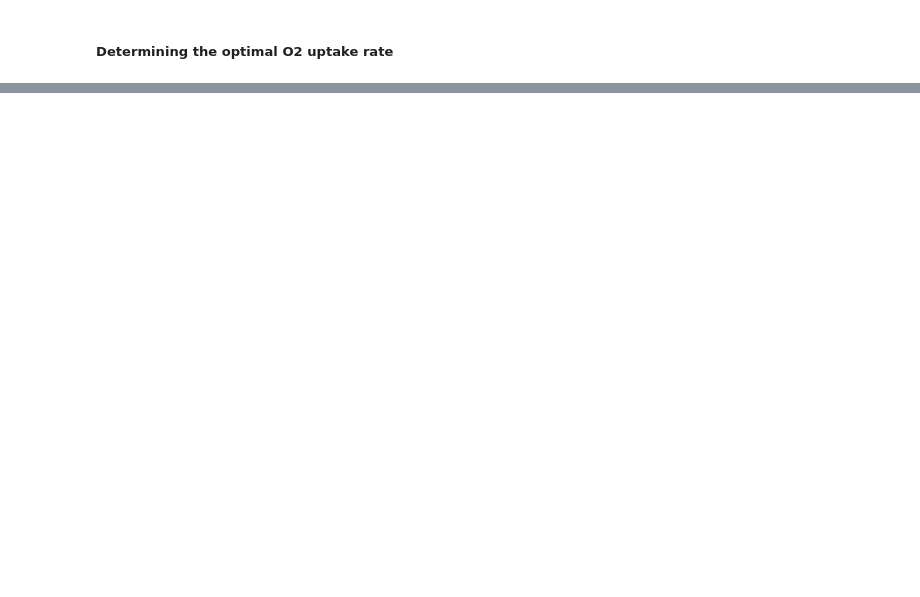
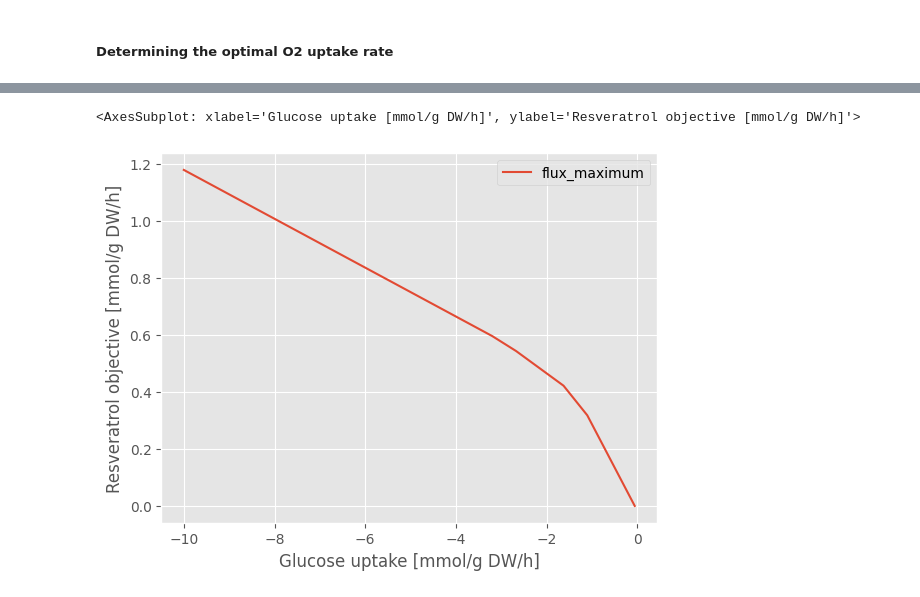
Before and after one commit to 27410/27410-group-assigment-group-4-resveratrol-in-s-cerevisiae, a Jupyter notebook: analysis/04.phenotype_phase_plane.ipynb, the cells around one changed output, grey strips where cells are left out. Saved outputs shown, nothing was run; the diff lists cells and outputs as text; code cells hidden in the pictures; blank space fills up the shorter version.

```diff
--- a/analysis/04.phenotype_phase_plane.ipynb
+++ b/analysis/04.phenotype_phase_plane.ipynb
@@ -65,0 +78,5 @@ ppp_o2.plot(x='EX_o2_e', y='flux_maximum')
+# %%
+ppp_resveratrol = production_envelope(model,
+                    reactions=[model.reactions.EX_glc__D_e],
+                    objective=model.reactions.VVVST1)
+ppp_resveratrol
@@ -65,0 +101,6 @@ ppp_o2.plot(x='EX_o2_e', y='flux_maximum')
+# %%
+ppp_resveratrol.plot(x='EX_glc__D_e', y='flux_maximum', xlabel="Glucose uptake [mmol/g DW/h]",
+                         ylabel="Resveratrol objective [mmol/g DW/h]", grid=True)#.set_ylim(0, 3)
+# %% [output]
+<AxesSubplot: xlabel='Glucose uptake [mmol/g DW/h]', ylabel='Resveratrol objective [mmol/g DW/h]'>
+[figure, added]
```
Also changed, not shown: parts of 17 cells of this notebook.
